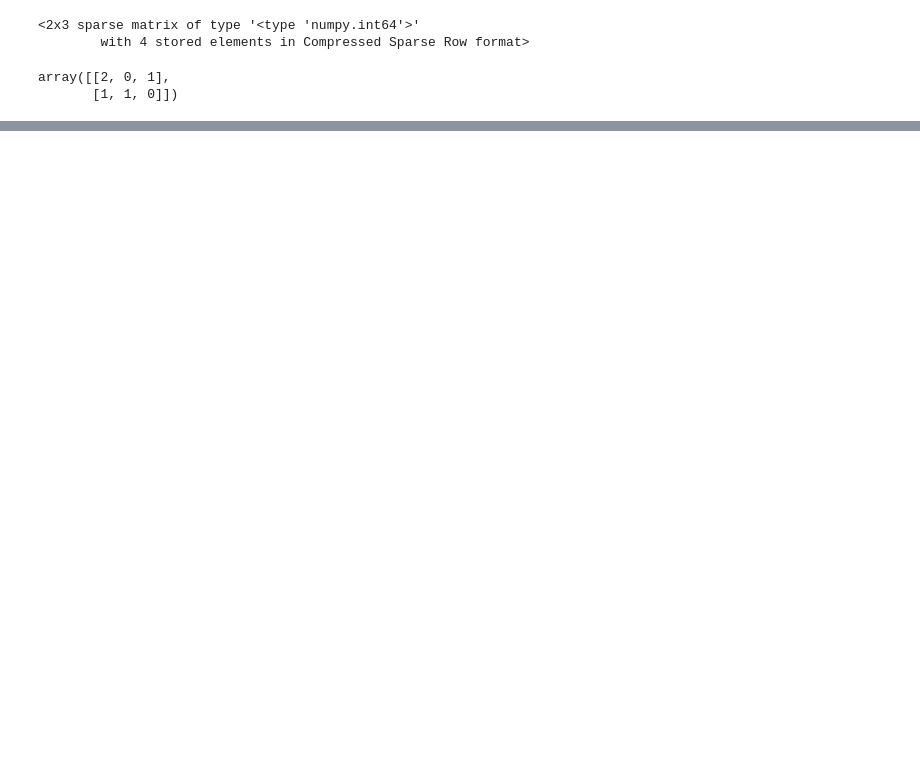
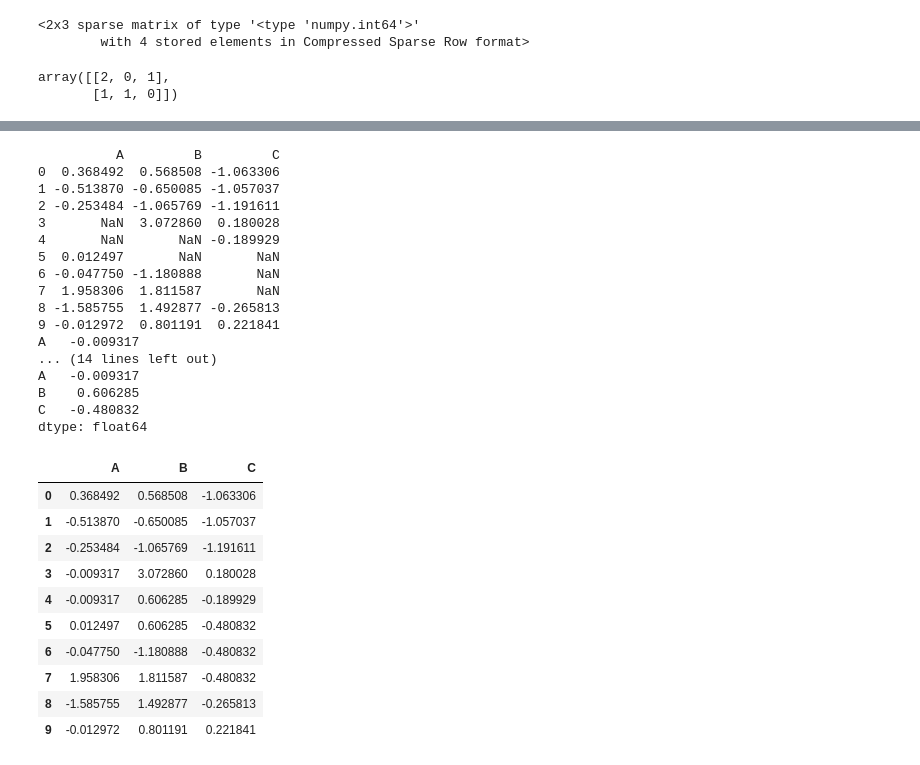
Before and after one commit to berkerkozan/KaggleBimboInventory, a Jupyter notebook: test.ipynb, the cells around one changed output, grey strips where cells are left out. Cells and saved outputs as stored; diff of their text form; code cells hidden in the pictures; blank space fills up the shorter version.

```diff
--- a/test.ipynb
+++ b/test.ipynb
@@ -23,0 +227,42 @@ array([[2, 0, 1],
+# %%
+dff = pd.DataFrame(np.random.randn(10,3), columns=list('ABC'))
+
+dff.iloc[3:5,0] = np.nan
+
+dff.iloc[4:6,1] = np.nan
+
+dff.iloc[5:8,2] = np.nan
+print dff
+print dff.mean()
+print pd.notnull(dff)
+print dff.mean()
+dff.where(pd.notnull(dff), dff.mean(), axis='columns')
+# %% [output]
+          A         B         C
+0  0.368492  0.568508 -1.063306
+1 -0.513870 -0.650085 -1.057037
+2 -0.253484 -1.065769 -1.191611
+3       NaN  3.072860  0.180028
+4       NaN       NaN -0.189929
+5  0.012497       NaN       NaN
+6 -0.047750 -1.180888       NaN
+7  1.958306  1.811587       NaN
+8 -1.585755  1.492877 -0.265813
+9 -0.012972  0.801191  0.221841
+A   -0.009317
+... (14 lines left out)
+A   -0.009317
+B    0.606285
+C   -0.480832
+dtype: float64
+|  | A | B | C |
+| 0 | 0.368492 | 0.568508 | -1.063306 |
+| 1 | -0.513870 | -0.650085 | -1.057037 |
+| 2 | -0.253484 | -1.065769 | -1.191611 |
+| 3 | -0.009317 | 3.072860 | 0.180028 |
+| 4 | -0.009317 | 0.606285 | -0.189929 |
+| 5 | 0.012497 | 0.606285 | -0.480832 |
+| 6 | -0.047750 | -1.180888 | -0.480832 |
+| 7 | 1.958306 | 1.811587 | -0.480832 |
+| 8 | -1.585755 | 1.492877 | -0.265813 |
+| 9 | -0.012972 | 0.801191 | 0.221841 |
```
Also changed, not shown: parts of 28 cells of this notebook, 3 other files.
